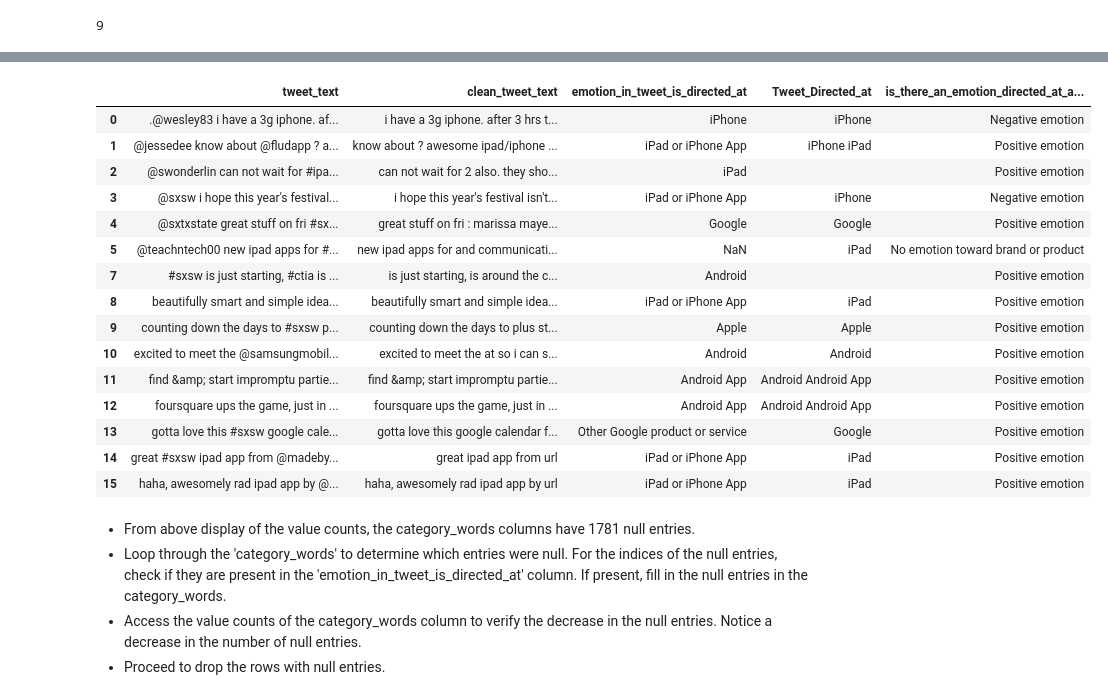
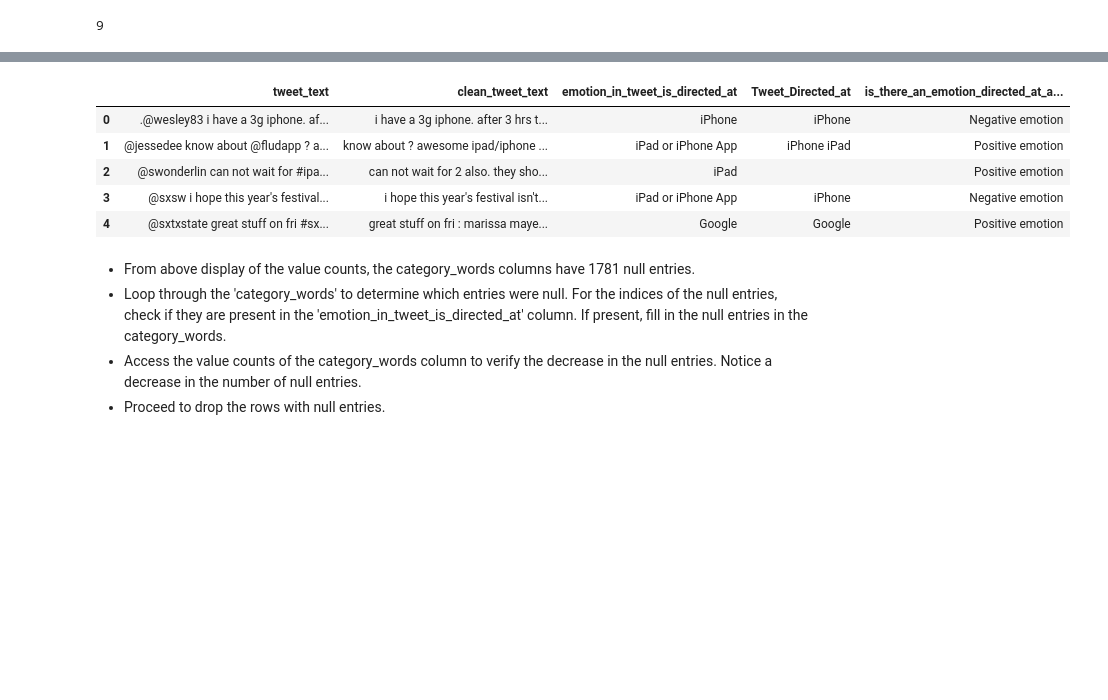
Before and after one commit to WamaeSimon/Phase_4_Group_9_Project, a Jupyter notebook: Sentiment Analysis - Part 1 Business Overview .ipynb, the cells around one changed output, grey strips where cells are left out. Drawn from its saved outputs; the diff is of its cells as text; code cells hidden in the pictures; blank space fills up the shorter version.

```diff
--- a/Sentiment Analysis - Part 1 Business Overview .ipynb
+++ b/Sentiment Analysis - Part 1 Business Overview .ipynb
@@ -453,25 +447,15 @@ Name: clean_tweet_text, dtype: object
 # %%
 # Rearranging the dataframe.
 df= df[['tweet_text', 'clean_tweet_text','emotion_in_tweet_is_directed_at','Tweet_Directed_at',
        'is_there_an_emotion_directed_at_a_brand_or_product']]
-df.head(15)
+df.head()
 # %% [output]
 |  | tweet_text | clean_tweet_text | emotion_in_tweet_is_directed_at | Tweet_Directed_at | is_there_an_emotion_directed_at_a... |
 | 0 | .@wesley83 i have a 3g iphone. af... | i have a 3g iphone. after 3 hrs t... | iPhone | iPhone | Negative emotion |
 | 1 | @jessedee know about @fludapp ? a... | know about ? awesome ipad/iphone ... | iPad or iPhone App | iPhone iPad | Positive emotion |
 | 2 | @swonderlin can not wait for #ipa... | can not wait for 2 also. they sho... | iPad |  | Positive emotion |
 | 3 | @sxsw i hope this year's festival... | i hope this year's festival isn't... | iPad or iPhone App | iPhone | Negative emotion |
 | 4 | @sxtxstate great stuff on fri #sx... | great stuff on fri : marissa maye... | Google | Google | Positive emotion |
-| 5 | @teachntech00 new ipad apps for #... | new ipad apps for and communicati... | NaN | iPad | No emotion toward brand or product |
-| 7 | #sxsw is just starting, #ctia is ... | is just starting, is around the c... | Android |  | Positive emotion |
-| 8 | beautifully smart and simple idea... | beautifully smart and simple idea... | iPad or iPhone App | iPad | Positive emotion |
-| 9 | counting down the days to #sxsw p... | counting down the days to plus st... | Apple | Apple | Positive emotion |
-| 10 | excited to meet the @samsungmobil... | excited to meet the at so i can s... | Android | Android | Positive emotion |
-| 11 | find &amp; start impromptu partie... | find &amp; start impromptu partie... | Android App | Android Android App | Positive emotion |
-| 12 | foursquare ups the game, just in ... | foursquare ups the game, just in ... | Android App | Android Android App | Positive emotion |
-| 13 | gotta love this #sxsw google cale... | gotta love this google calendar f... | Other Google product or service | Google | Positive emotion |
-| 14 | great #sxsw ipad app from @madeby... | great ipad app from url | iPad or iPhone App | iPad | Positive emotion |
-| 15 | haha, awesomely rad ipad app by @... | haha, awesomely rad ipad app by url | iPad or iPhone App | iPad | Positive emotion |
 # %% [markdown]
 * From above display of the value counts, the category_words columns have 1781 null entries.
 * Loop through the 'category_words' to determine which entries were null. For the indices of the null entries, check if they are present in the 'emotion_in_tweet_is_directed_at' column. If present, fill in the null entries in the category_words.
```
Also changed, not shown: parts of 57 cells of this notebook.
